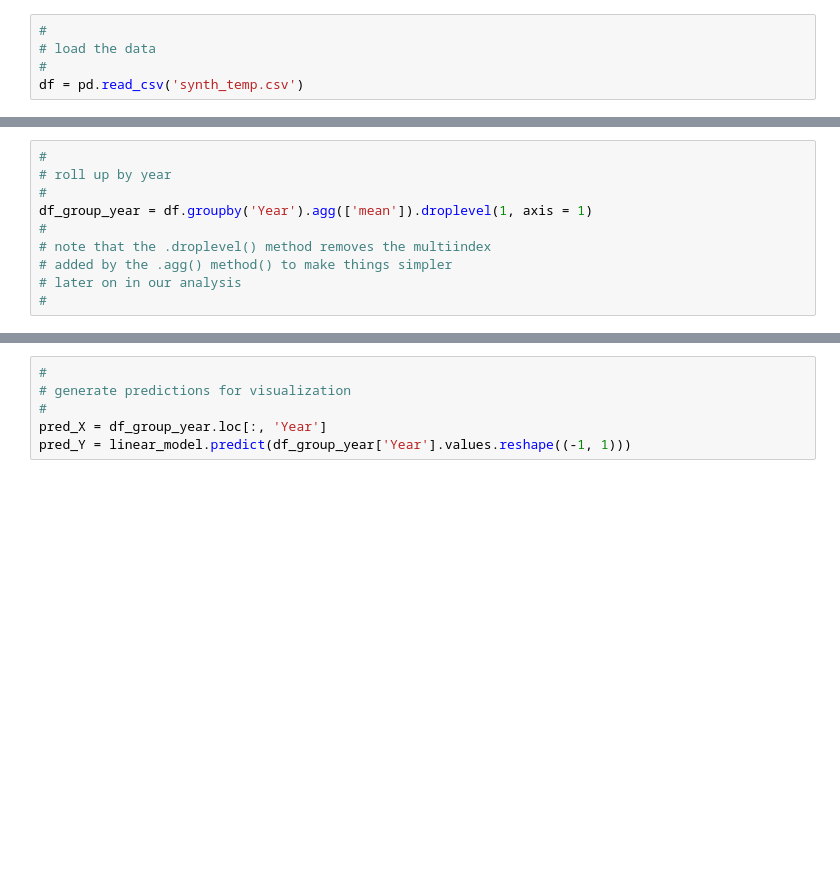
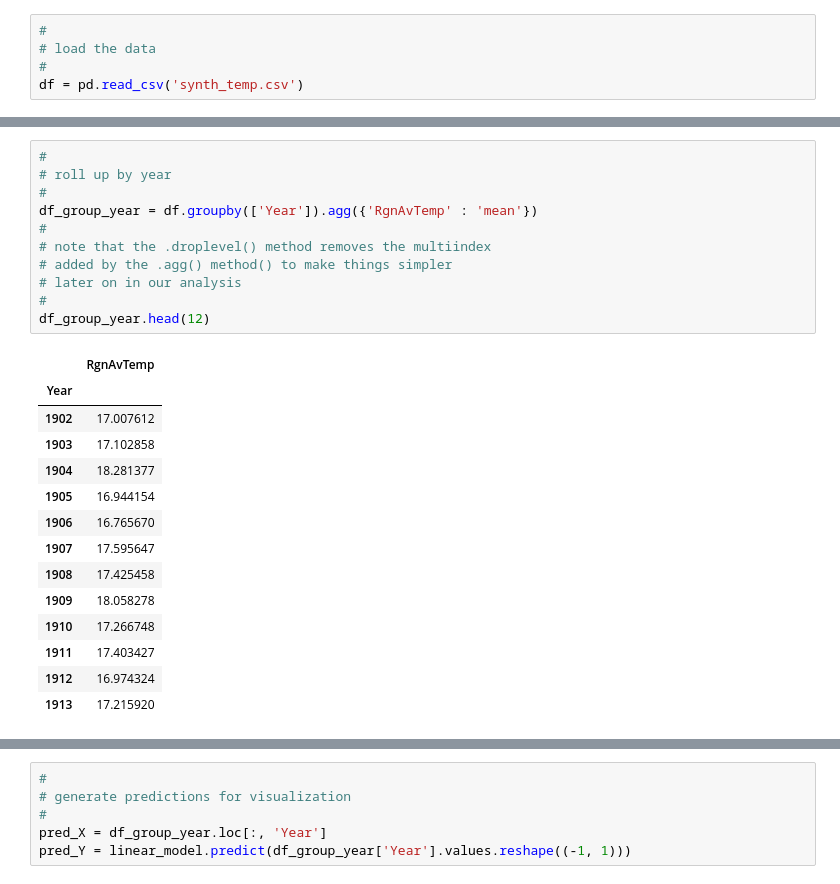
Before and after one commit to PacktWorkshops/The-Supervised-Learning-Workshop, a Jupyter notebook: Chapter 2 - Regression/Exercise_2_02.ipynb, the cells around one changed output, grey strips where cells are left out. Cells and saved outputs as stored; diff of their text form; blank space fills up the shorter version.

```diff
--- a/Chapter 2 - Regression/Exercise_2_02.ipynb
+++ b/Chapter 2 - Regression/Exercise_2_02.ipynb
@@ -23,13 +23,29 @@ df.head()
 # %%
 #
 # roll up by year
 #
-df_group_year = df.groupby('Year').agg(['mean']).droplevel(1, axis = 1)
+df_group_year = df.groupby(['Year']).agg({'RgnAvTemp' : 'mean'})
 #
 # note that the .droplevel() method removes the multiindex
 # added by the .agg() method() to make things simpler
 # later on in our analysis
 #
+df_group_year.head(12)
+# %% [output]
+|  | RgnAvTemp |
+| Year |  |
+| 1902 | 17.007612 |
+| 1903 | 17.102858 |
+| 1904 | 18.281377 |
+| 1905 | 16.944154 |
+| 1906 | 16.765670 |
+| 1907 | 17.595647 |
+| 1908 | 17.425458 |
+| 1909 | 18.058278 |
+| 1910 | 17.266748 |
+| 1911 | 17.403427 |
+| 1912 | 16.974324 |
+| 1913 | 17.215920 |
 # %%
 #
 # add the Year column so we can use that in a model
```
Also changed, not shown: parts of 4 cells of this notebook.
